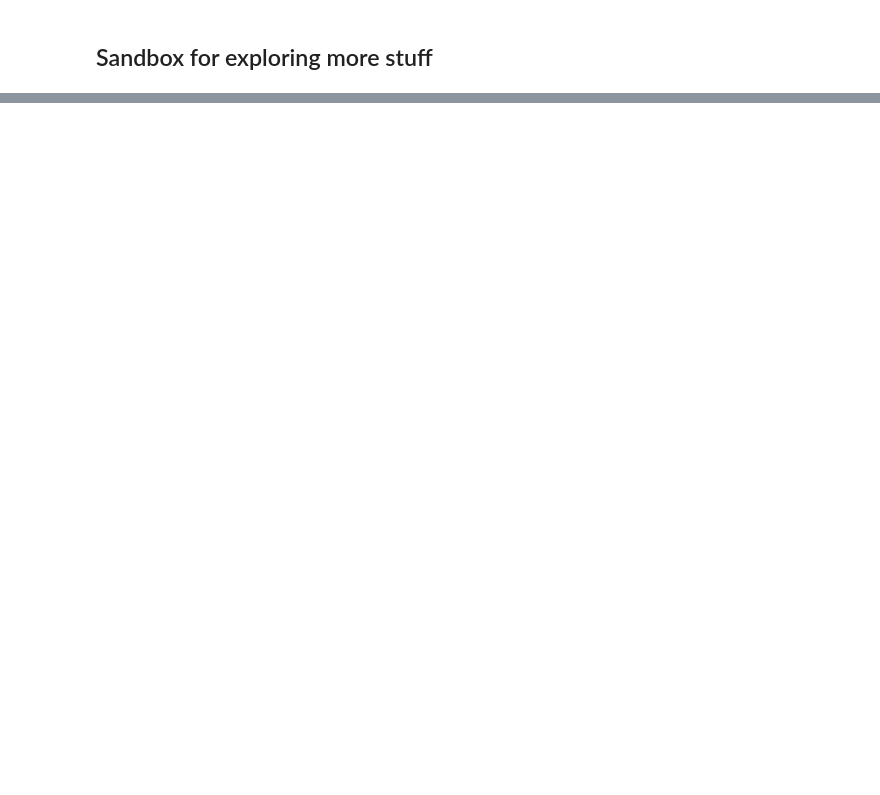
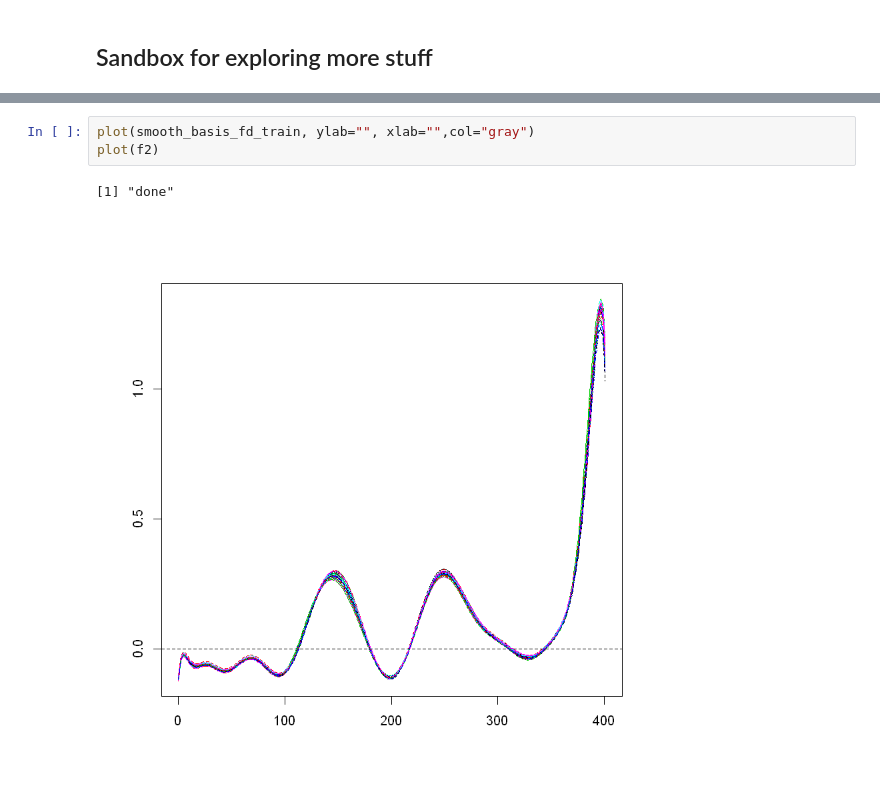
Before and after one commit to JakobJuergens/Basis_Choice_FLR, a Jupyter notebook: Code/simulation_study_approach.ipynb, the cells around one changed output, grey strips where cells are left out. Cells and saved outputs as stored; diff of their text form; blank space fills up the shorter version.

```diff
--- a/Code/simulation_study_approach.ipynb
+++ b/Code/simulation_study_approach.ipynb
@@ -515,0 +428,6 @@ NULL
+# %%
+plot(smooth_basis_fd_train, ylab="", xlab="",col="gray")
+plot(f2)
+# %% [output]
+[1] "done"
+[figure, added]
```
Also changed, not shown: parts of 15 cells of this notebook, 1 other file.
